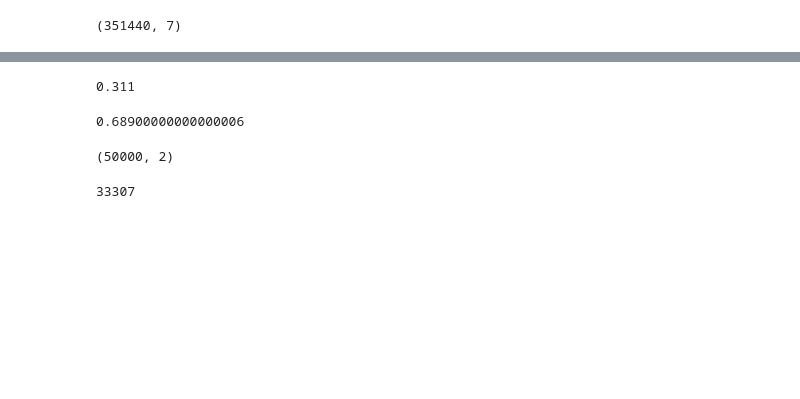
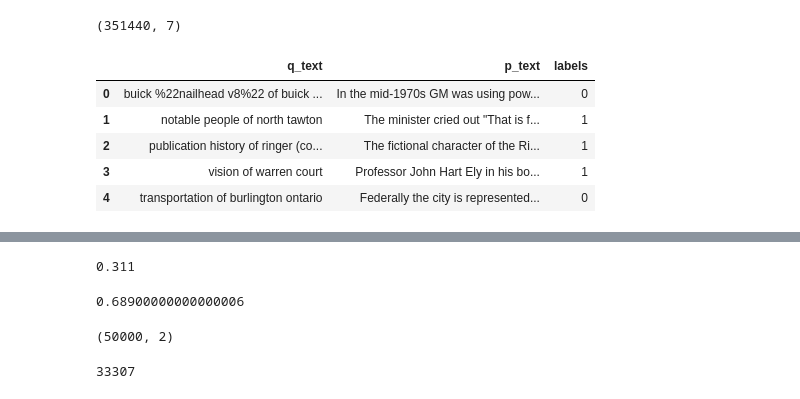
Before and after one commit to vec241/QueryBasedSummarization, a Jupyter notebook: dataset_building_2_balanced.ipynb, the cells around one changed output, grey strips where cells are left out. Drawn from its saved outputs; the diff is of its cells as text; code cells hidden in the pictures; blank space fills up the shorter version.

```diff
--- a/dataset_building_2_balanced.ipynb
+++ b/dataset_building_2_balanced.ipynb
@@ -285,0 +310,9 @@ df_test.to_csv('../data/short_fold0_600K_test_df.csv')
+# %%
+df.head()
+# %% [output]
+|  | q_text | p_text | labels |
+| 0 | buick %22nailhead v8%22 of buick ... | In the mid-1970s GM was using pow... | 0 |
+| 1 | notable people of north tawton | The minister cried out "That is f... | 1 |
+| 2 | publication history of ringer (co... | The fictional character of the Ri... | 1 |
+| 3 | vision of warren court | Professor John Hart Ely in his bo... | 1 |
+| 4 | transportation of burlington ontario | Federally the city is represented... | 0 |
```
Also changed, not shown: parts of 13 cells of this notebook, 2 other files.
